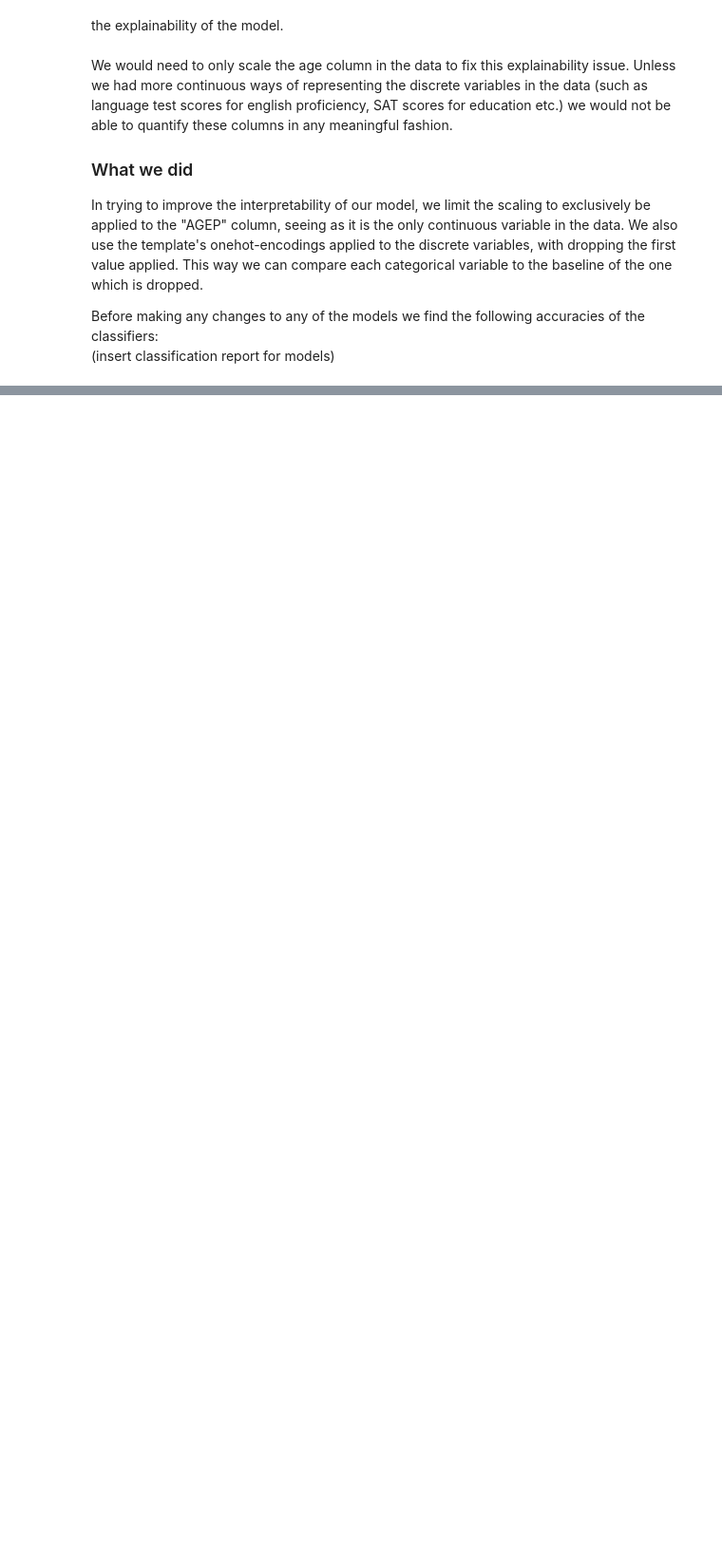
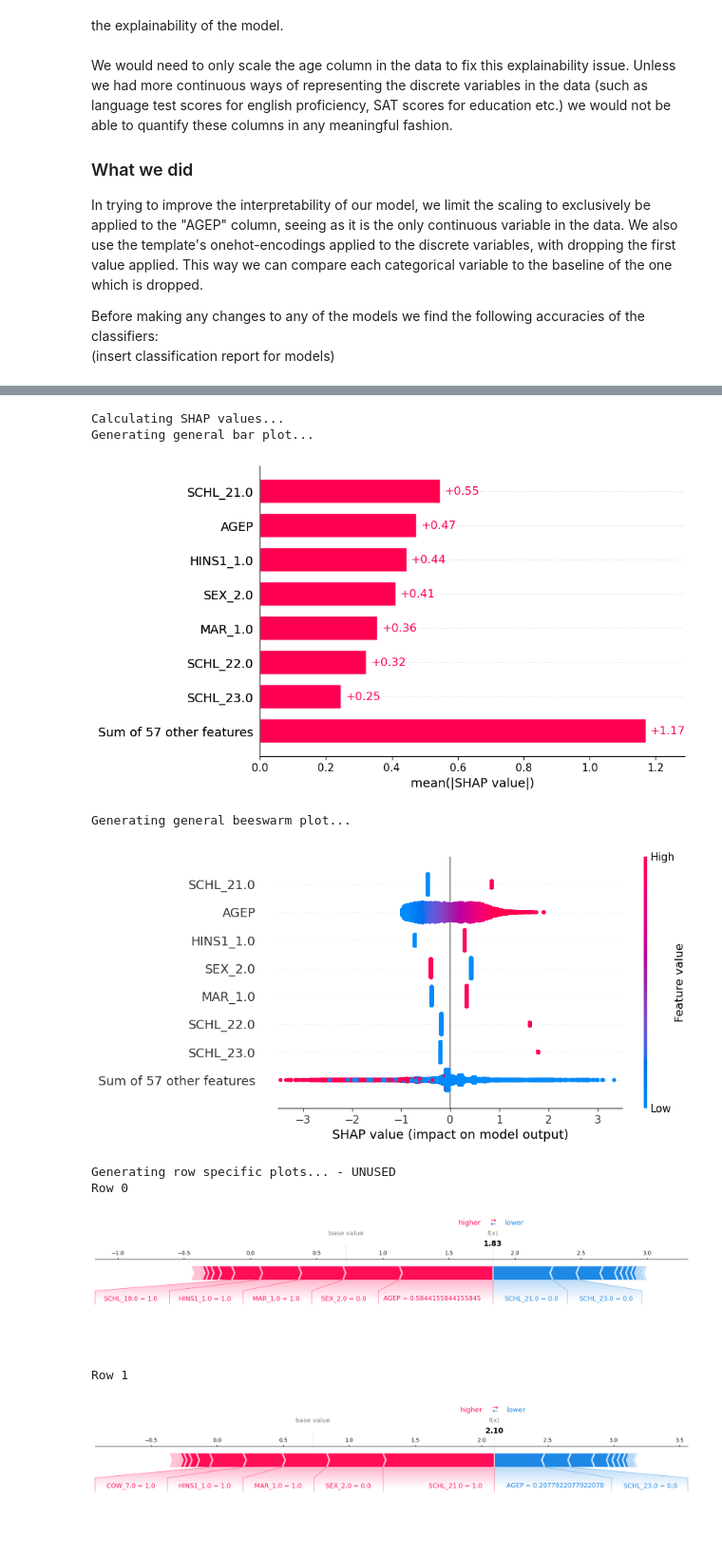
Before and after one commit to Steinar-Slette/AF_mandatory, a Jupyter notebook: notebooks/equalized_outcomes.ipynb, the cells around one changed output, grey strips where cells are left out. Shown at 95% size. Cells and saved outputs as stored; diff of their text form; code cells hidden in the pictures; blank space fills up the shorter version.

Commit message:
bigUps
Only missing force plots for random forest

```diff
--- a/notebooks/equalized_outcomes.ipynb
+++ b/notebooks/equalized_outcomes.ipynb
@@ -250,0 +269,2 @@ Before making any changes to any of the models we find the following accuracies
+# %%
+specific_rows = [0, 1, 2, 3, 4] # for now just all rows used for debugging
@@ -250,0 +294,41 @@ Before making any changes to any of the models we find the following accuracies
+# %%
+print('Calculating SHAP values...')
+X_train_ = X_train.to_numpy().astype(float)
+X_test_ = X_test.to_numpy().astype(float)
+lr_explainer = shap.Explainer(
+    p2,
+    X_train_,
+    # model_output='probability',
+    # link=shap.links.logit,
+    # algorithm='linear',
+    feature_names=X_train.columns
+    )
+
+lr_shap_values = lr_explainer(X_test_)
+
+print('Generating general bar plot...')
+shap.plots.bar(lr_shap_values, max_display=8)
+
+print('Generating general beeswarm plot...')
+shap.plots.beeswarm(lr_shap_values, max_display=8, show=False)
+ax = plt.gca()
+# You can change the min and max value of xaxis by changing the arguments of:
+ax.set_xlim(-3.5, 3.5)
+plt.show()
+
+print('Generating row specific plots... - UNUSED')
+for i in specific_rows:
+    print(f'Row {i}')
+    # shap.force_plot(shap_values[i], link='logit', matplotlib=True)
+    shap.force_plot(lr_shap_values[i], matplotlib=True)
+# %% [output]
+Calculating SHAP values...
+Generating general bar plot...
+[figure, added]
+Generating general beeswarm plot...
+[figure, added]
+Generating row specific plots... - UNUSED
+Row 0
+[figure, added]
+Row 1
+[figure, added]
```
Also changed, not shown: parts of 19 cells of this notebook, 8 other files.
